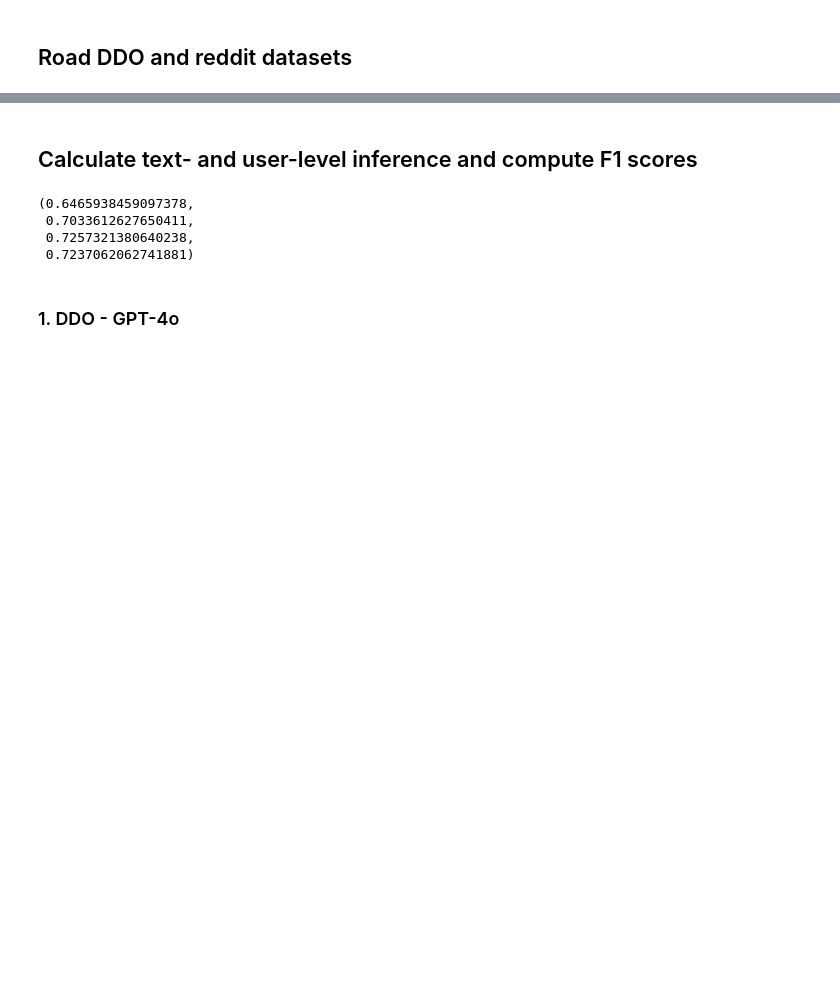
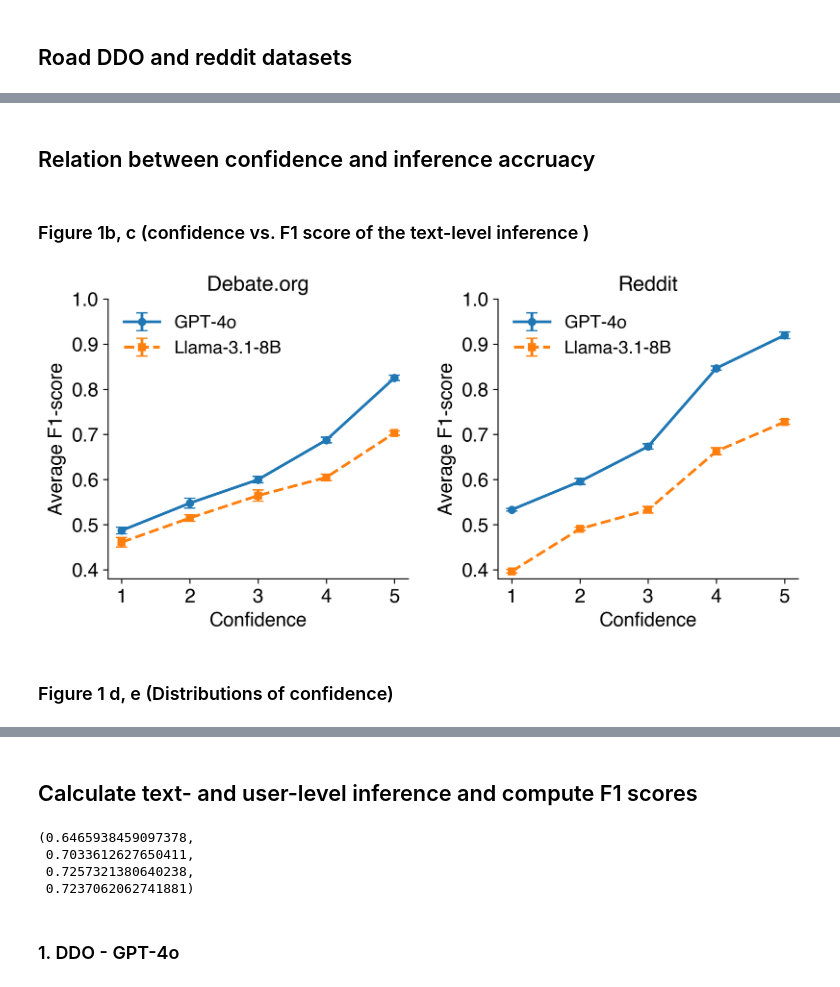
Before and after one commit to ByunghweeLee-IU/llm-political-inference, a Jupyter notebook: main_result.ipynb, the cells around one changed output, grey strips where cells are left out. Drawn from its saved outputs; the diff is of its cells as text; code cells hidden in the pictures; blank space fills up the shorter version.

```diff
--- a/main_result.ipynb
+++ b/main_result.ipynb
@@ -1,6 +1,12 @@
 # %%
+import src.util as util
 import pandas as pd
-import src.util as util
+import matplotlib
+from matplotlib import pyplot as plt
+import numpy as np
+
+matplotlib.rcParams['pdf.fonttype'] = 42
+matplotlib.rcParams['font.family'] = 'Helvetica'
 # %% [markdown]
 ## Road DDO and reddit datasets
 # %%
@@ -19,3 +25,5 @@ data_reddit.head(2)
 |  | user_name | party_short | subreddit | comment_body | num_tokens | inferred_category | party_out_gpt4o | ... |
 | 0 | -BrutusBuckeye | Republican | AskAChristian | I believe you're thinking of the ... | 314 | Religion | Republican | ... |
 | 1 | -BrutusBuckeye | Republican | CFB | What do you mean? Gus "Jaguar" Jo... | 701 | Sports | Democratic | ... |
+# %% [markdown]
+## Relation between confidence and inference accruacy
@@ -21,0 +51,49 @@ data_reddit.head(2)
+# %% [markdown]
+### Figure 1b, c (confidence vs. F1 score of the text-level inference )
+# %%
+# Create figure and subplots
+fig, axes = plt.subplots(1, 2, figsize=(8, 4), dpi=300)
+
+# Adjust fonts for readability
+plt.rc('font', size=14)  # default text size
+plt.rc('axes', titlesize=15, labelsize=14)  # title and axis label sizes
+
+# Plot for Debate.org
+axes[0].errorbar(f1_conf_list_ddo_gpt, f1_ddo_gpt, yerr=f1_errors_ddo_gpt, label='GPT-4o',
+                 fmt='o-', linewidth=2, markersize=5, capsize=4)
+axes[0].errorbar(f1_conf_list_ddo_llama, f1_ddo_llama, yerr=f1_errors_ddo_llama, label='Llama-3.1-8B',
+                 fmt='s--', linewidth=2, markersize=5, capsize=4)
+axes[0].set_xticks([1, 2, 3, 4, 5])
+axes[0].set_title('Debate.org')
+axes[0].set_xlabel('Confidence')
+axes[0].set_ylabel('Average F1-score')
+axes[0].legend(frameon=False, loc=2, fontsize=13)
+#axes[0].grid(True, which='both', linestyle='--', linewidth=0.5)
+
+# Plot for Reddit
+axes[1].errorbar(f1_conf_list_reddit_gpt, f1_reddit_gpt, yerr=f1_errors_reddit_gpt, label='GPT-4o',
+                 fmt='o-', linewidth=2, markersize=5, capsize=4)
+axes[1].errorbar(f1_conf_list_reddit_llama, f1_reddit_llama, yerr=f1_errors_reddit_llama, label='Llama-3.1-8B',
+                 fmt='s--', linewidth=2, markersize=5, capsize=4)
+axes[1].set_xticks([1, 2, 3, 4, 5])
+axes[1].set_title('Reddit')
+axes[1].set_xlabel('Confidence')
+axes[1].set_ylabel('Average F1-score')
+axes[1].legend(frameon=False, loc=2, fontsize=13)
+#axes[1].grid(True, which='both', linestyle='--', linewidth=0.5)
+
+# Clean up the plot (remove top/right spines)
+for ax in axes:
+    ax.spines['top'].set_visible(False)
+    ax.spines['right'].set_visible(False)
+    ax.set_ylim(0.38, 1)
+
+# Adjust layout
+plt.tight_layout()
+plt.subplots_adjust(wspace=0.3)
+# Show the plot
+plt.show()
+# %% [output]
+[figure, added]
+# %% [markdown]
+### Figure 1 d, e (Distributions of confidence)
```
Also changed, not shown: parts of 7 cells of this notebook, 2 other files.
